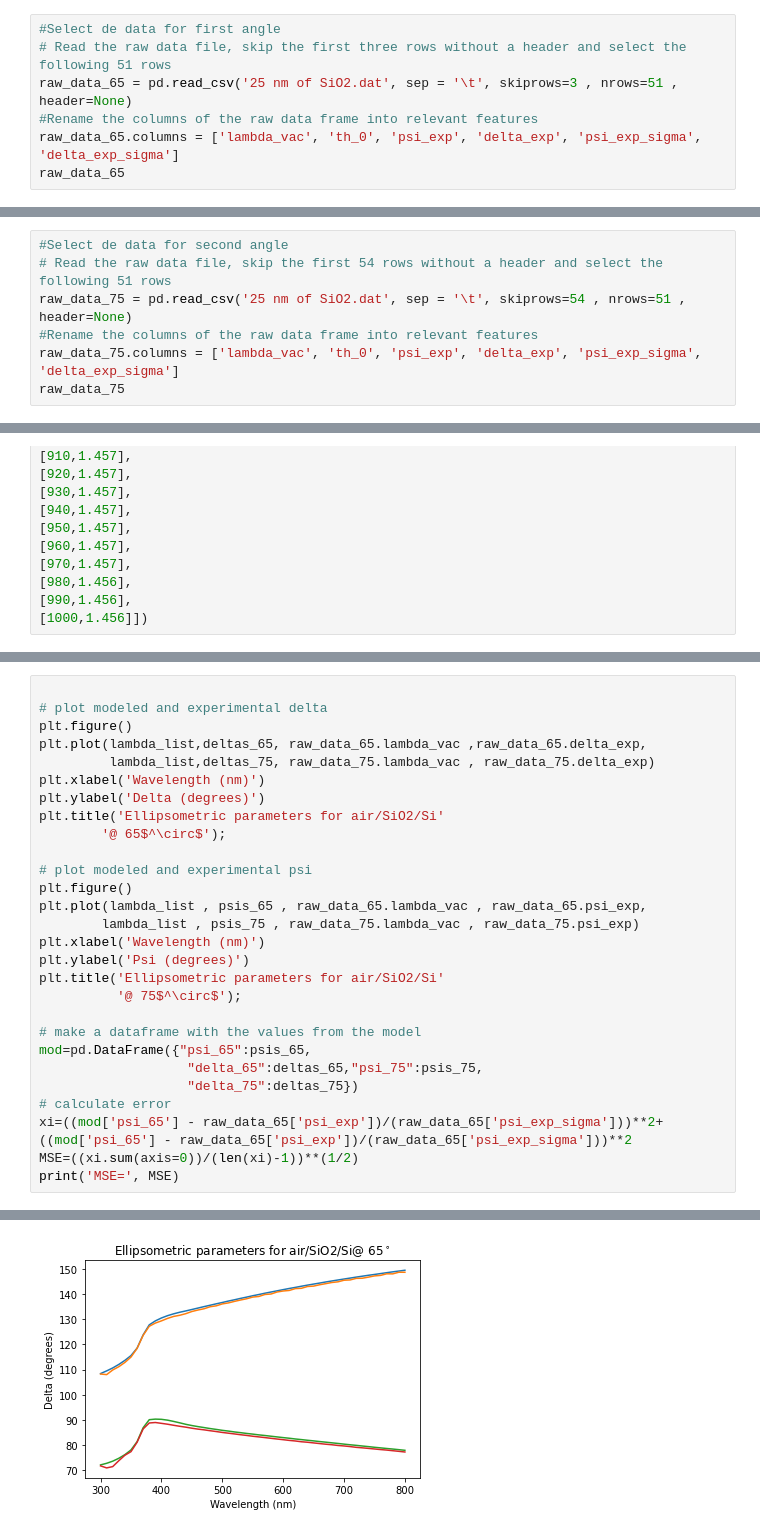
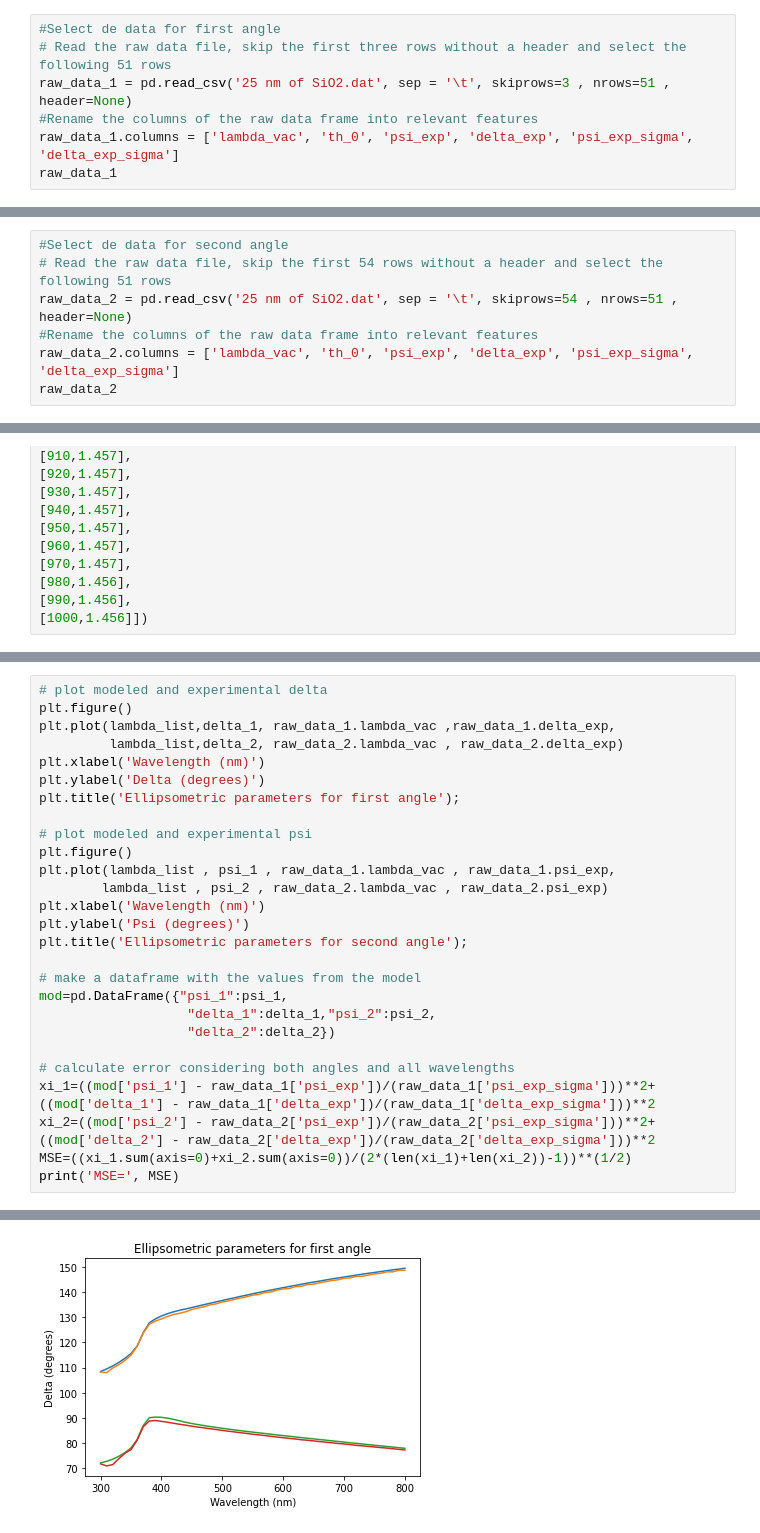
Before and after one commit to raulmnt/Ellipsometer, a Jupyter notebook: ellipsometer.ipynb, the cells around one changed output, grey strips where cells are left out. Cells and saved outputs as stored; diff of their text form.

```diff
--- a/ellipsometer.ipynb
+++ b/ellipsometer.ipynb
@@ -5,10 +5,10 @@ import tmm
 # %%
 #Select de data for first angle
 # Read the raw data file, skip the first three rows without a header and select the following 51 rows
-raw_data_65 = pd.read_csv('25 nm of SiO2.dat', sep = '\t', skiprows=3 , nrows=51 , header=None)
+raw_data_1 = pd.read_csv('25 nm of SiO2.dat', sep = '\t', skiprows=3 , nrows=51 , header=None)
 #Rename the columns of the raw data frame into relevant features
-raw_data_65.columns = ['lambda_vac', 'th_0', 'psi_exp', 'delta_exp', 'psi_exp_sigma', 'delta_exp_sigma']
-raw_data_65
+raw_data_1.columns = ['lambda_vac', 'th_0', 'psi_exp', 'delta_exp', 'psi_exp_sigma', 'delta_exp_sigma']
+raw_data_1
 # %% [output]
 |  | lambda_vac | th_0 | psi_exp | delta_exp | psi_exp_sigma | delta_exp_sigma |
 | 0 | 300.0 | 65.0 | 37.470924 | 108.22525 | 0.299714 | 0.653519 |
@@ -30,10 +30,10 @@ raw_data_65
 # %%
 #Select de data for second angle
 # Read the raw data file, skip the first 54 rows without a header and select the following 51 rows
-raw_data_75 = pd.read_csv('25 nm of SiO2.dat', sep = '\t', skiprows=54 , nrows=51 , header=None)
+raw_data_2 = pd.read_csv('25 nm of SiO2.dat', sep = '\t', skiprows=54 , nrows=51 , header=None)
 #Rename the columns of the raw data frame into relevant features
-raw_data_75.columns = ['lambda_vac', 'th_0', 'psi_exp', 'delta_exp', 'psi_exp_sigma', 'delta_exp_sigma']
-raw_data_75
+raw_data_2.columns = ['lambda_vac', 'th_0', 'psi_exp', 'delta_exp', 'psi_exp_sigma', 'delta_exp_sigma']
+raw_data_2
 # %% [output]
 |  | lambda_vac | th_0 | psi_exp | delta_exp | psi_exp_sigma | delta_exp_sigma |
 | 0 | 300.0 | 75.0 | 37.492611 | 71.779625 | 0.254748 | 0.555145 |
@@ -256,29 +255,28 @@ for lambda_vac in lambda_list:
 # %%
-
 # plot modeled and experimental delta
 plt.figure()
-plt.plot(lambda_list,deltas_65, raw_data_65.lambda_vac ,raw_data_65.delta_exp,
-         lambda_list,deltas_75, raw_data_75.lambda_vac , raw_data_75.delta_exp)
+plt.plot(lambda_list,delta_1, raw_data_1.lambda_vac ,raw_data_1.delta_exp,
+         lambda_list,delta_2, raw_data_2.lambda_vac , raw_data_2.delta_exp)
 plt.xlabel('Wavelength (nm)')
 plt.ylabel('Delta (degrees)')
-plt.title('Ellipsometric parameters for air/SiO2/Si'
-        '@ 65$^\circ$');
+plt.title('Ellipsometric parameters for first angle');
 
 # plot modeled and experimental psi
 plt.figure()
-plt.plot(lambda_list , psis_65 , raw_data_65.lambda_vac , raw_data_65.psi_exp,
-        lambda_list , psis_75 , raw_data_75.lambda_vac , raw_data_75.psi_exp)
+plt.plot(lambda_list , psi_1 , raw_data_1.lambda_vac , raw_data_1.psi_exp,
+        lambda_list , psi_2 , raw_data_2.lambda_vac , raw_data_2.psi_exp)
 plt.xlabel('Wavelength (nm)')
 plt.ylabel('Psi (degrees)')
-plt.title('Ellipsometric parameters for air/SiO2/Si'
-          '@ 75$^\circ$');
+plt.title('Ellipsometric parameters for second angle');
 
 # make a dataframe with the values from the model
-mod=pd.DataFrame({"psi_65":psis_65,
-                   "delta_65":deltas_65,"psi_75":psis_75,
-                   "delta_75":deltas_75})
-# calculate error
-xi=((mod['psi_65'] - raw_data_65['psi_exp'])/(raw_data_65['psi_exp_sigma']))**2+((mod['psi_65'] - raw_data_65['psi_exp'])/(raw_data_65['psi_exp_sigma']))**2
-MSE=((xi.sum(axis=0))/(len(xi)-1))**(1/2)
+mod=pd.DataFrame({"psi_1":psi_1,
+                   "delta_1":delta_1,"psi_2":psi_2,
+                   "delta_2":delta_2})
+
+# calculate error considering both angles and all wavelengths
+xi_1=((mod['psi_1'] - raw_data_1['psi_exp'])/(raw_data_1['psi_exp_sigma']))**2+((mod['delta_1'] - raw_data_1['delta_exp'])/(raw_data_1['delta_exp_sigma']))**2
+xi_2=((mod['psi_2'] - raw_data_2['psi_exp'])/(raw_data_2['psi_exp_sigma']))**2+((mod['delta_2'] - raw_data_2['delta_exp'])/(raw_data_2['delta_exp_sigma']))**2
+MSE=((xi_1.sum(axis=0)+xi_2.sum(axis=0))/(2*(len(xi_1)+len(xi_2))-1))**(1/2)
 print('MSE=', MSE)
 # %% [output]
@@ -286 +284 @@ MSE= 11.926470118664158
-[figure, old version]
+[figure, new version]
```
Also changed, not shown: parts of 2 cells of this notebook.
